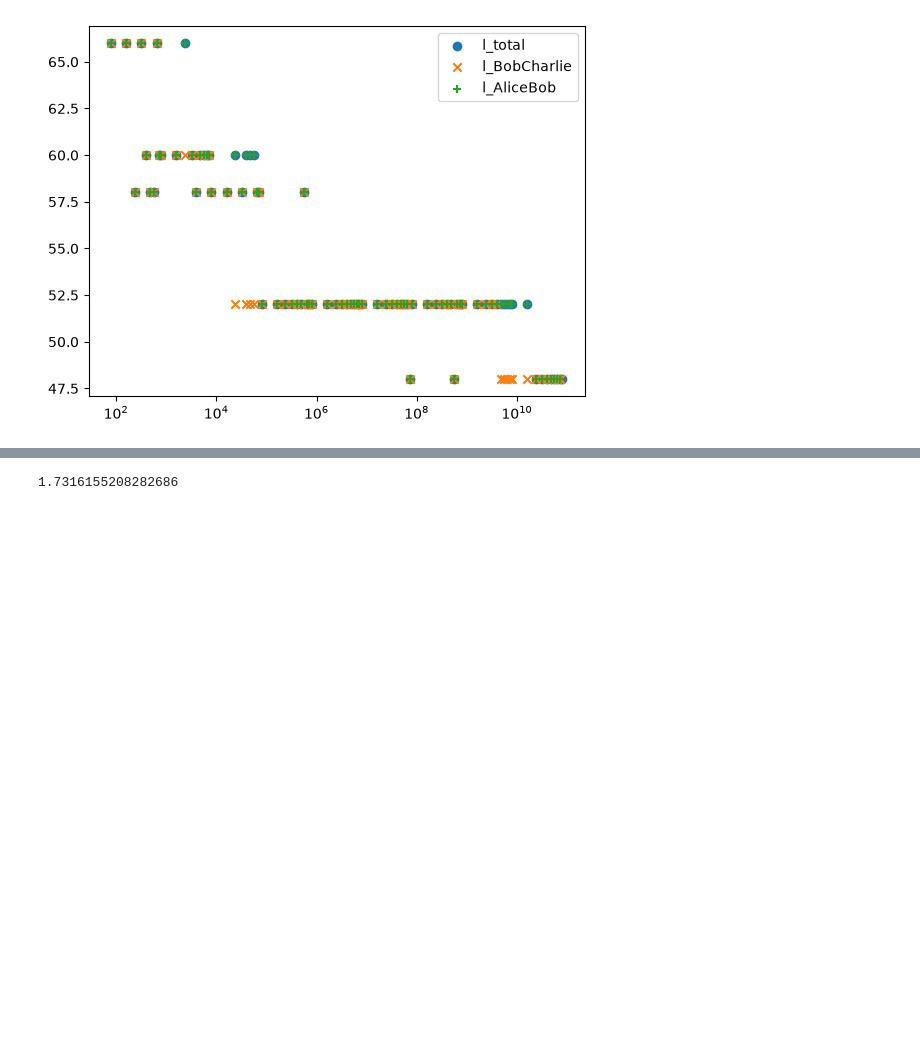
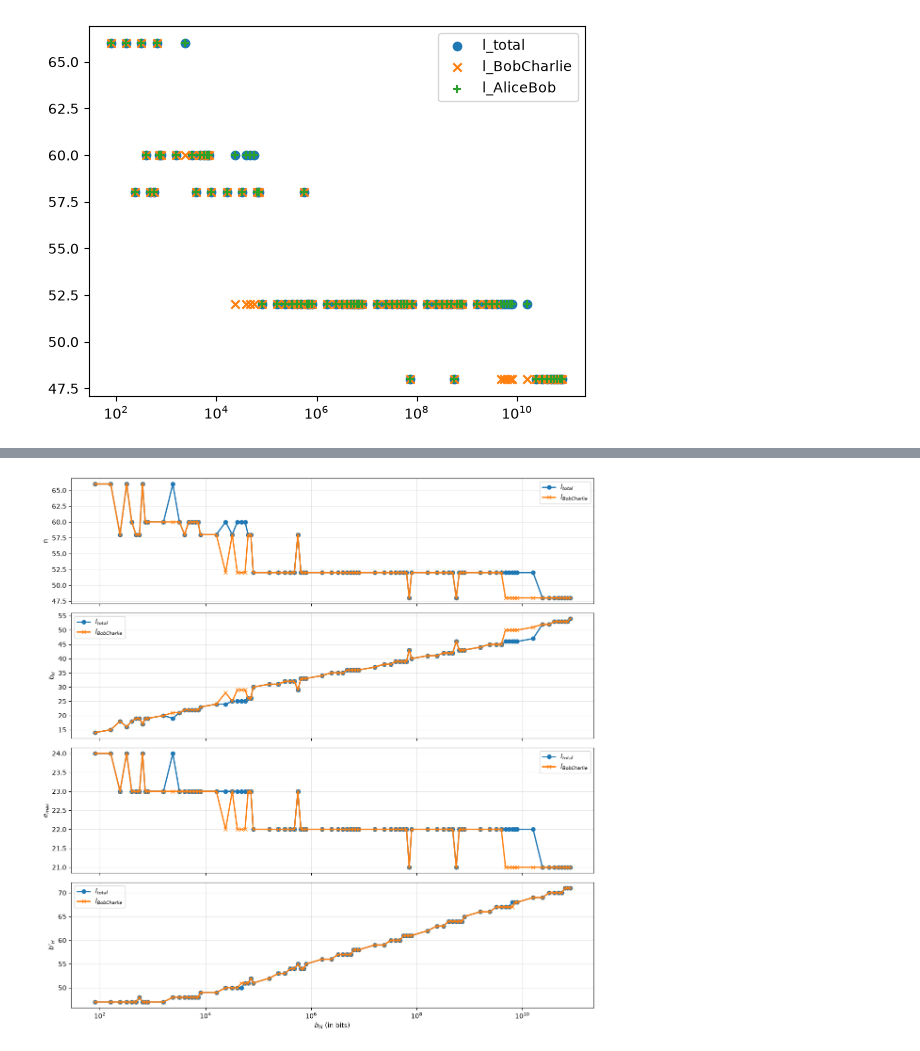
Before and after one commit to Veriqloud/applications_on_qline, a Jupyter notebook: Q_digital_signatures/test.ipynb, the cells around one changed output, grey strips where cells are left out. Cells and saved outputs as stored; diff of their text form; code cells hidden in the pictures; blank space fills up the shorter version.

```diff
--- a/Q_digital_signatures/test.ipynb
+++ b/Q_digital_signatures/test.ipynb
@@ -309,2 +3,0 @@ ab = [1, 1, 1, 1, 1, 0, 1, 1, 1, 1, 1, 0, 1, 1, 0, 0, 1, 1, 1, 0, 1, 0, 1, 0, 1,
-# %%
-b =[1, 1, 1, 1, 1, 0, 1, 1, 1, 1, 1, 0, 1, 1, 0, 0, 1, 1, 1, 0, 1, 0, 1, 0, 1, 1, 0, 1, 0, 0, 0, 1, 0, 0, 0, 1, 1, 0, 1, 0, 0, 0, 0, 0, 0, 1, 0, 0, 1, 0]
@@ -1737,16 +616,0 @@ ax.legend()
-# %%
-fig, ax = plt.subplots()
-
-#l_AliceBob
-x3 = []
-y3 = []
-with open("log/params_l_AliceBob.csv", "r") as f:
-    data = csv.DictReader(f)
-    for row in data:
-        x3.append(int(row['bM']))
-        y3.append(float(row['n']))
-ax.scatter(x3, y3, label=f'l_AliceBob', marker='+')
-
-
-ax.set_xscale('log', base=10)
-ax.legend()
@@ -1872,5 +740,56 @@ print(c)
-# %%
-c = 10**(1/4.19372546)
-print(c)
-# %% [output]
-1.7316155208282686
+# %%
+import matplotlib.pyplot as plt
+bM_values = []
+results1 = {'n':[], 'bH':[], 'emax':[], 'b_prime_H':[]}
+with open("log/params_l_total.csv", "r") as f:
+    data = csv.DictReader(f)
+    for row in data:
+        bM_values.append(int(row['bM']))
+        results1['n'].append(int(row['n']))
+        results1['bH'].append(int(row['bH']))
+        results1['emax'].append(int(row['emax']))
+        results1['b_prime_H'].append(int(row['b_prime_H']))
+
+results2 = {'n':[], 'bH':[], 'emax':[], 'b_prime_H':[]}
+with open("log/params_l_AliceBob.csv", "r") as f:
+    data = csv.DictReader(f)
+    for row in data:
+        results2['n'].append(int(row['n']))
+        results2['bH'].append(int(row['bH']))
+        results2['emax'].append(int(row['emax']))
+        results2['b_prime_H'].append(int(row['b_prime_H']))
+
+results3 = {'n':[], 'bH':[], 'emax':[], 'b_prime_H':[]}
+with open("log/params_l_BobCharlie.csv", "r") as f:
+    data = csv.DictReader(f)
+    for row in data:
+        results3['n'].append(int(row['n']))
+        results3['bH'].append(int(row['bH']))
+        results3['emax'].append(int(row['emax']))
+        results3['b_prime_H'].append(int(row['b_prime_H']))
+
+fig, axes = plt.subplots(4, 1, figsize=(12, 12), sharex=True)
+
+params = ['n', 'bH', 'emax', 'b_prime_H']  # adjust to your actual variable names
+for ax, param in zip(axes, params):
+    ax.plot(bM_values, results1[param], marker='o', linewidth=2, label='$l_{total}$')
+    #ax.step(bM_values, results2[param], where='post', marker='x', linewidth=2)
+    ax.plot(bM_values, results3[param], marker='x', linewidth=2, label='$l_{BobCharlie}$')
+    if param == 'bH':
+        label = '$b_H$'
+    elif param == 'emax':
+        label = '$e_{max}$'
+    elif param == 'b_prime_H':
+        label = "$b'_{H}$"
+    else:
+        label = param
+
+    ax.set_ylabel(label)
+    ax.set_xscale('log')
+    ax.grid(True, alpha=0.3)
+    ax.legend()
+
+axes[-1].set_xlabel('$b_M$ (in bits)')
+plt.tight_layout()
+# %% [output]
+[figure, added]
```
Also changed, not shown: parts of 123 cells of this notebook, 6 other files.
